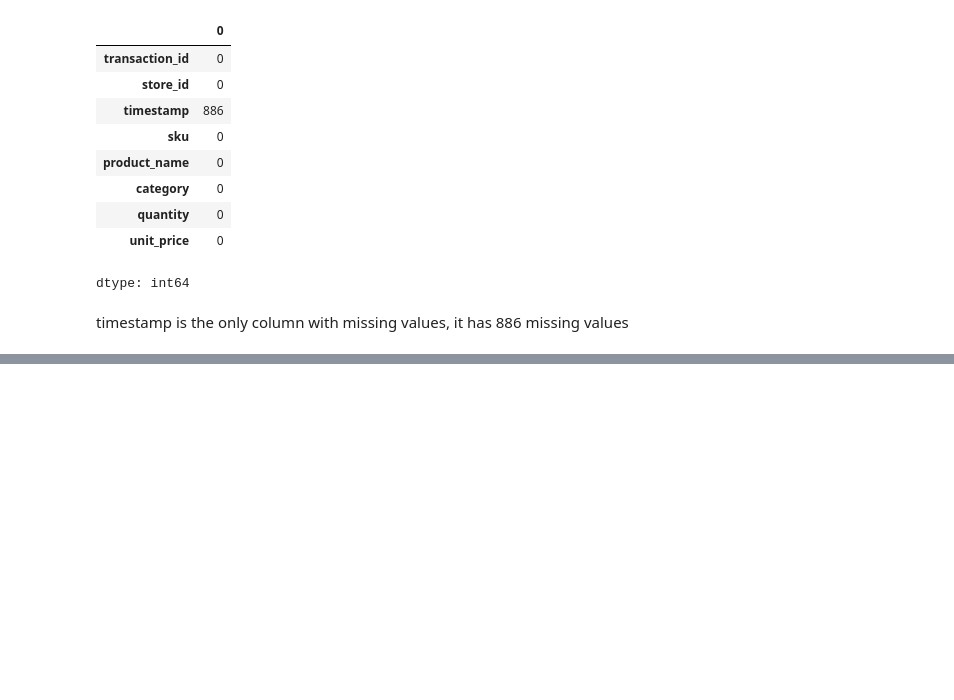
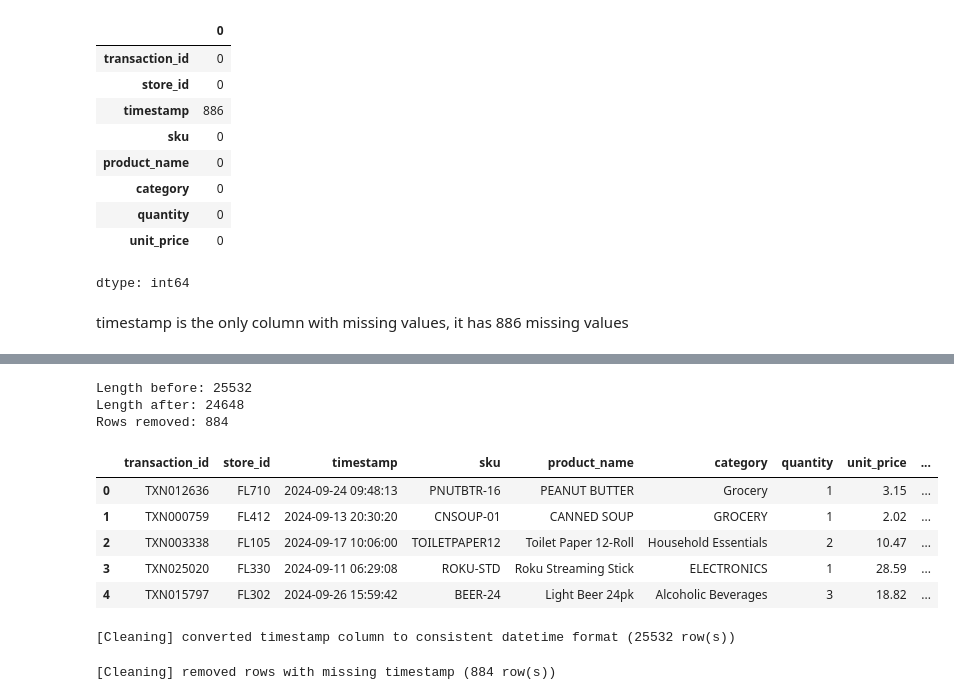
Before and after one commit to mayajdias/walmart-hurricane-project, a Jupyter notebook: notebooks/Cleaning.ipynb, the cells around one changed output, grey strips where cells are left out. Saved outputs shown, nothing was run; the diff lists cells and outputs as text; code cells hidden in the pictures; blank space fills up the shorter version.

```diff
--- a/notebooks/Cleaning.ipynb
+++ b/notebooks/Cleaning.ipynb
@@ -425,0 +652,31 @@ DECISIONS
+# %%
+def clean_timestamp(df):
+    df = df.copy()
+    if 'timestamp' in df.columns:
+        df['timestamp'] = pd.to_datetime(df['timestamp'], format='mixed', errors='coerce')
+        df = df.dropna(subset=['timestamp'])
+    return df
+# %%
+print("Length before:", len(transactions_cleaned_price_id))
+transactions_fully_cleaned = clean_timestamp(transactions_cleaned_price_id)
+print("Length after:", len(transactions_fully_cleaned))
+print("Rows removed:", len(transactions_cleaned_price_id) - len(transactions_fully_cleaned))
+transactions_fully_cleaned.head()
+# %% [output]
+Length before: 25532
+Length after: 24648
+Rows removed: 884
+|  | transaction_id | store_id | timestamp | sku | product_name | category | quantity | unit_price | ... |
+| 0 | TXN012636 | FL710 | 2024-09-24 09:48:13 | PNUTBTR-16 | PEANUT BUTTER | Grocery | 1 | 3.15 | ... |
+| 1 | TXN000759 | FL412 | 2024-09-13 20:30:20 | CNSOUP-01 | CANNED SOUP | GROCERY | 1 | 2.02 | ... |
+| 2 | TXN003338 | FL105 | 2024-09-17 10:06:00 | TOILETPAPER12 | Toilet Paper 12-Roll | Household Essentials | 2 | 10.47 | ... |
+| 3 | TXN025020 | FL330 | 2024-09-11 06:29:08 | ROKU-STD | Roku Streaming Stick | ELECTRONICS | 1 | 28.59 | ... |
+| 4 | TXN015797 | FL302 | 2024-09-26 15:59:42 | BEER-24 | Light Beer 24pk | Alcoholic Beverages | 3 | 18.82 | ... |
+# %%
+log("Cleaning", "converted timestamp column to consistent datetime format", "25532")
+# %% [output]
+[Cleaning] converted timestamp column to consistent datetime format (25532 row(s))
+# %%
+log("Cleaning", "removed rows with missing timestamp", "884")
+# %% [output]
+[Cleaning] removed rows with missing timestamp (884 row(s))
```
Also changed, not shown: parts of 34 cells of this notebook.
